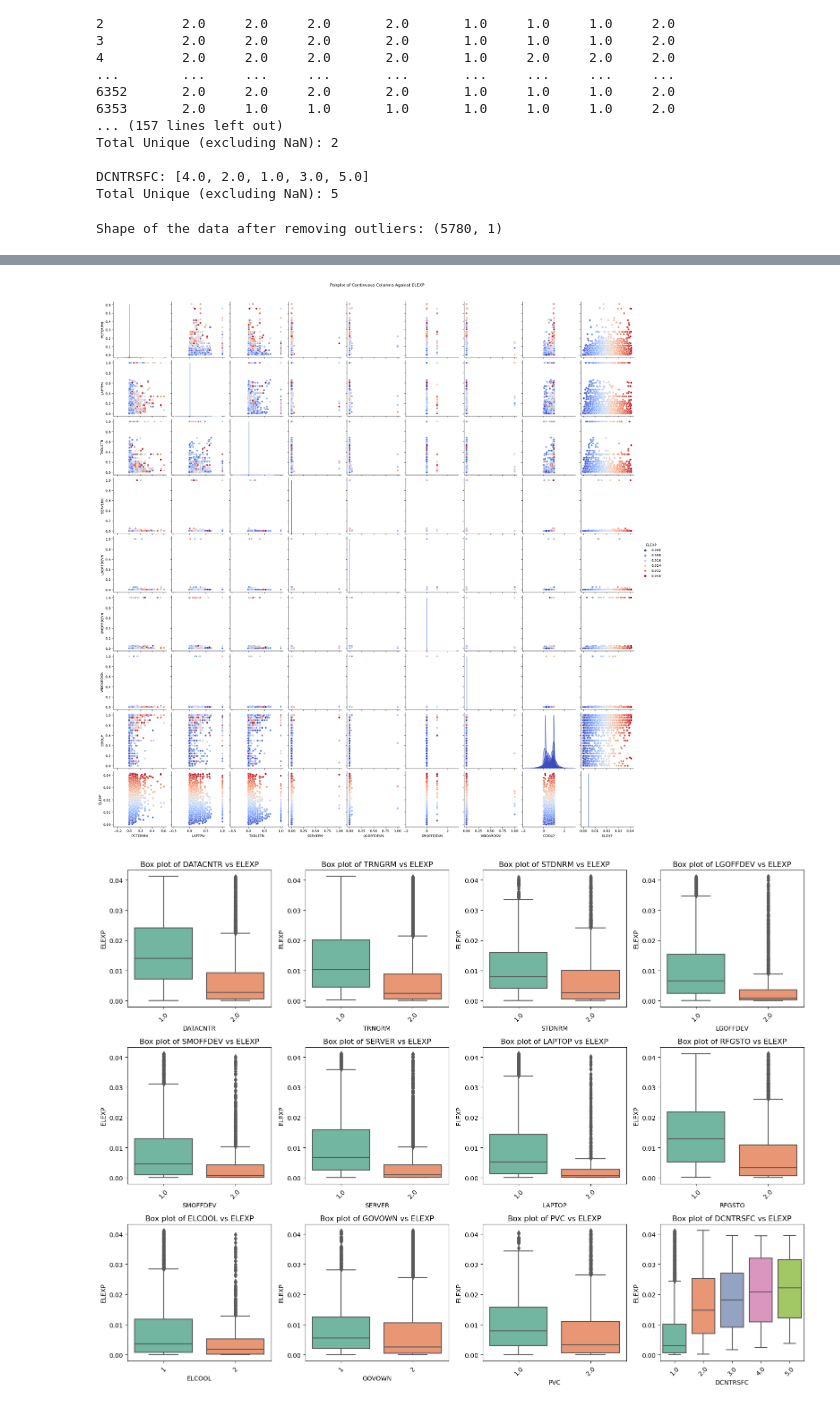
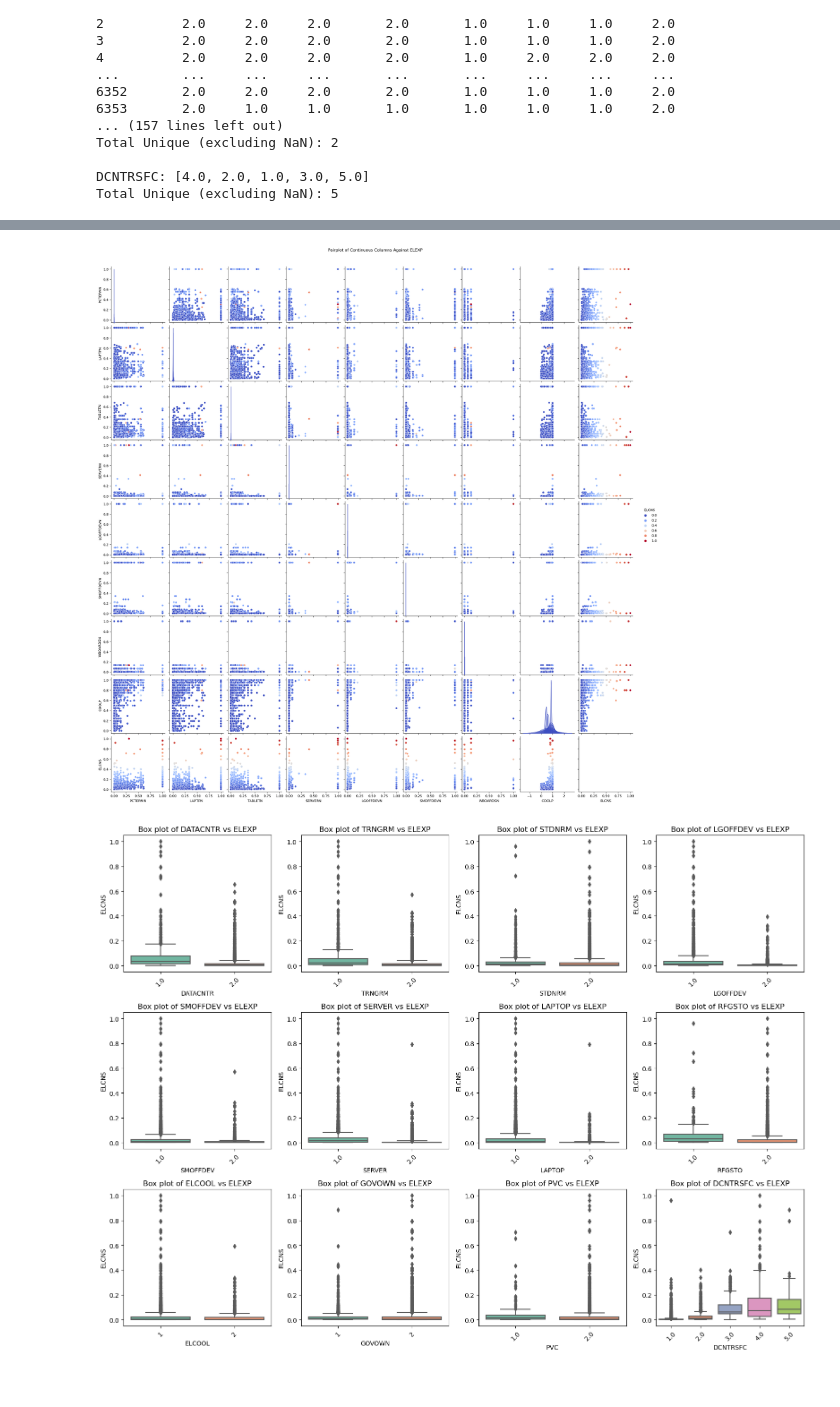
Before and after one commit to aash1999/Commercial-Buildings-Energy-Consumption-Survey, a Jupyter notebook: codes/EDAQ3_Aakash.ipynb, the cells around one changed output, grey strips where cells are left out. Saved outputs shown, nothing was run; the diff lists cells and outputs as text; code cells hidden in the pictures.

Commit message:
bug fix : dep variable to ELCNS

```diff
--- a/codes/EDAQ3_Aakash.ipynb
+++ b/codes/EDAQ3_Aakash.ipynb
@@ -6,8 +6,8 @@ data = pd.read_csv("../datasets/cbecs2018_final_public.csv")
 # %%
 
 cat_cols = ["DATACNTR", "TRNGRM", "STDNRM", "LGOFFDEV", "SMOFFDEV", "SERVER", "LAPTOP", "RFGSTO", "ELCOOL","GOVOWN", "PVC", "DCNTRSFC" ]
-cont_cols = ["PCTERMN", "LAPTPN", "TABLETN","SERVERN", "LGOFFDEVN", "SMOFFDEVN", "WBOARDSN", "COOLP", "ELEXP"]
-target_col = "ELEXP"
+cont_cols = ["PCTERMN", "LAPTPN", "TABLETN","SERVERN", "LGOFFDEVN", "SMOFFDEVN", "WBOARDSN", "COOLP", "ELCNS"]
+target_col = "ELCNS"
 columns =  cat_cols + cont_cols
 # %%
 def show_unique_values(df, cat_cols):
@@ -82,7 +82,7 @@ def round_to_nearest_category(df, cat_cols, category_map):
     return df
 
 def DataPreProcessing(df, cat_cols, cont_cols, category_map):
-    df = df.dropna(subset=['ELEXP']).copy()
+    df = df.dropna(subset=['ELCNS']).copy()
 
     # Impute missing values using KNNImputer
     imputer = KNNImputer(n_neighbors=15)
@@ -283,10 +283,9 @@ def remove_outliers(df):
     return df_no_outliers
 
 
-df_imputed["ELEXP"] = remove_outliers(df_imputed[["ELEXP"]])
+# df_imputed[["ELCNS"]] = remove_outliers(df_imputed[["ELCNS"]])
 
-eda = DataExploration(df_imputed, cat_cols, cont_cols, target_col="ELEXP")
+eda = DataExploration(df_imputed, cat_cols, cont_cols, target_col="ELCNS")
 
 eda.perform_eda()
 # %% [output]
-Shape of the data after removing outliers: (5780, 1)
@@ -294,2 +293,2 @@ Shape of the data after removing outliers: (5780, 1)
-[figure, old version]
+[figure, new version]
-[figure, old version]
+[figure, new version]
```
Also changed, not shown: parts of 9 cells of this notebook, 1 other file.
